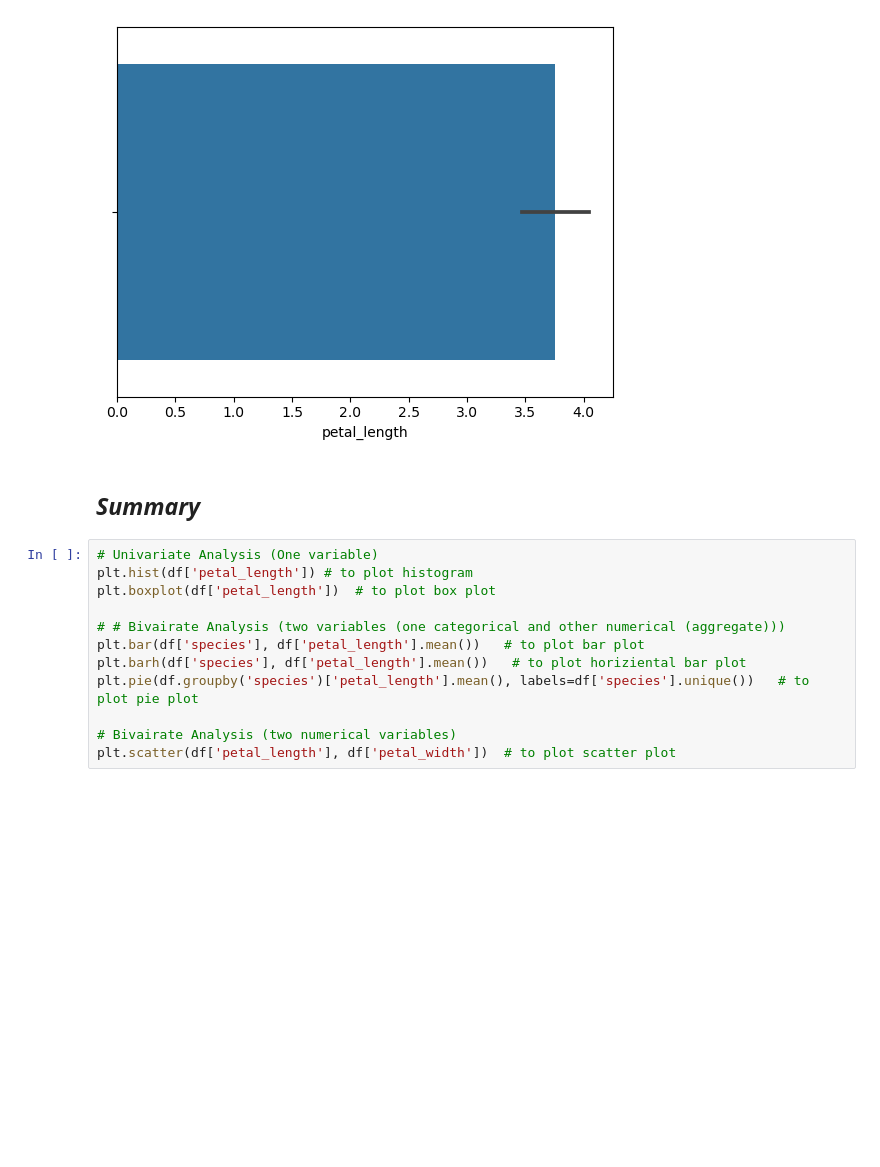
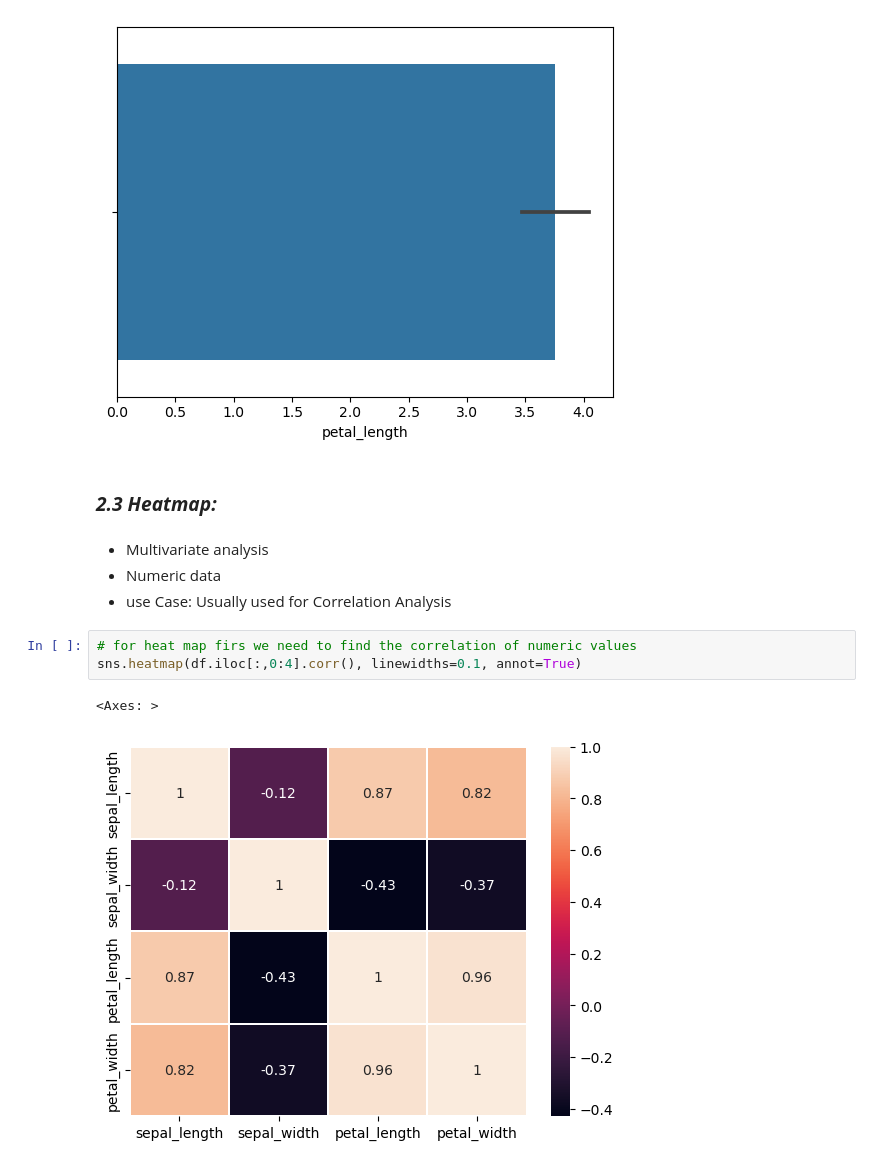
Before and after one commit to AnwarMehmoodSohail/Data-Science-Journy, a Jupyter notebook: data_visualization/03_datavis_seaborn.ipynb, the cells around one changed output. Cells and saved outputs as stored; diff of their text form; blank space fills up the shorter version.

```diff
--- a/data_visualization/03_datavis_seaborn.ipynb
+++ b/data_visualization/03_datavis_seaborn.ipynb
@@ -100,16 +100,14 @@ sns.barplot(data = df, x='petal_length')
 <Axes: xlabel='petal_length'>
 [figure]
 # %% [markdown]
-## _**Summary**_
+### _**2.3 Heatmap:**_
-# %%
-# Univariate Analysis (One variable)
-plt.hist(df['petal_length']) # to plot histogram
-plt.boxplot(df['petal_length'])  # to plot box plot
-
-# # Bivairate Analysis (two variables (one categorical and other numerical (aggregate)))
-plt.bar(df['species'], df['petal_length'].mean())   # to plot bar plot
-plt.barh(df['species'], df['petal_length'].mean())   # to plot horiziental bar plot
-plt.pie(df.groupby('species')['petal_length'].mean(), labels=df['species'].unique())   # to plot pie plot
-
-# Bivairate Analysis (two numerical variables)
-plt.scatter(df['petal_length'], df['petal_width'])  # to plot scatter plot
+# %% [markdown]
+- Multivariate analysis
+- Numeric data
+- use Case: Usually used for Correlation Analysis
+# %%
+# for heat map firs we need to find the correlation of numeric values
+sns.heatmap(df.iloc[:,0:4].corr(), linewidths=0.1, annot=True)
+# %% [output]
+<Axes: >
+[figure, added]
```
